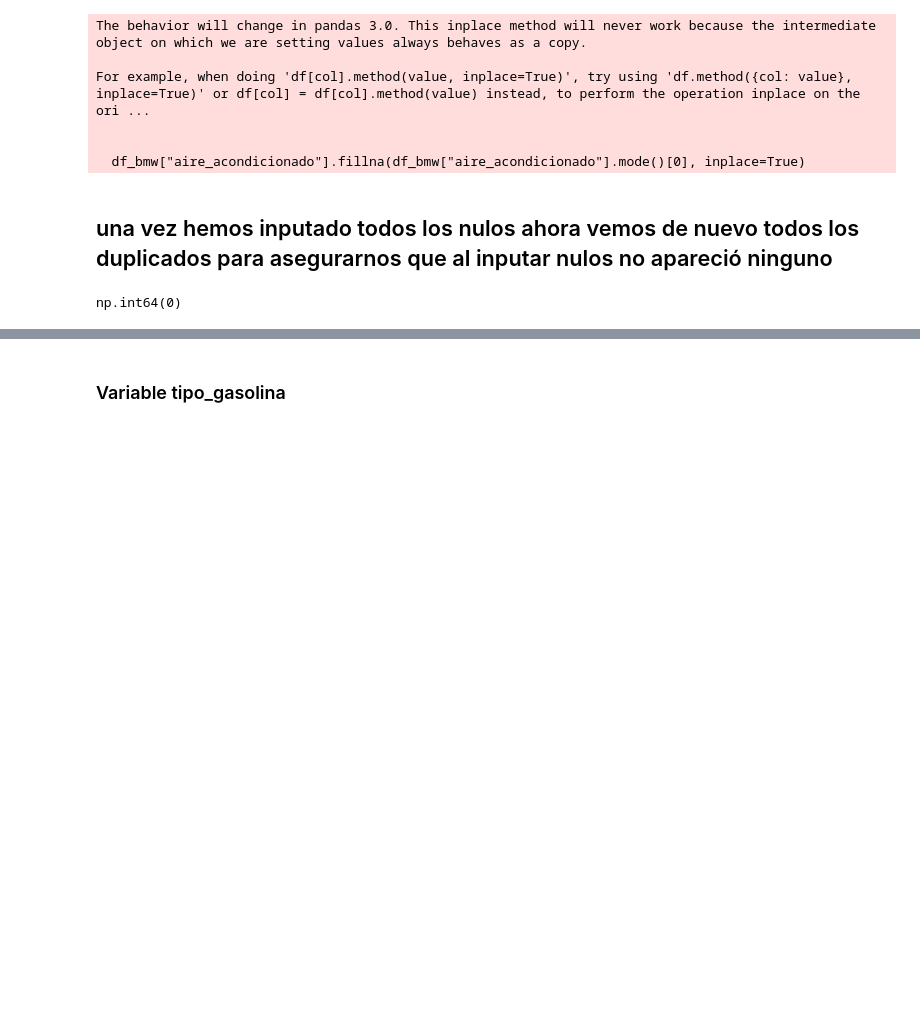
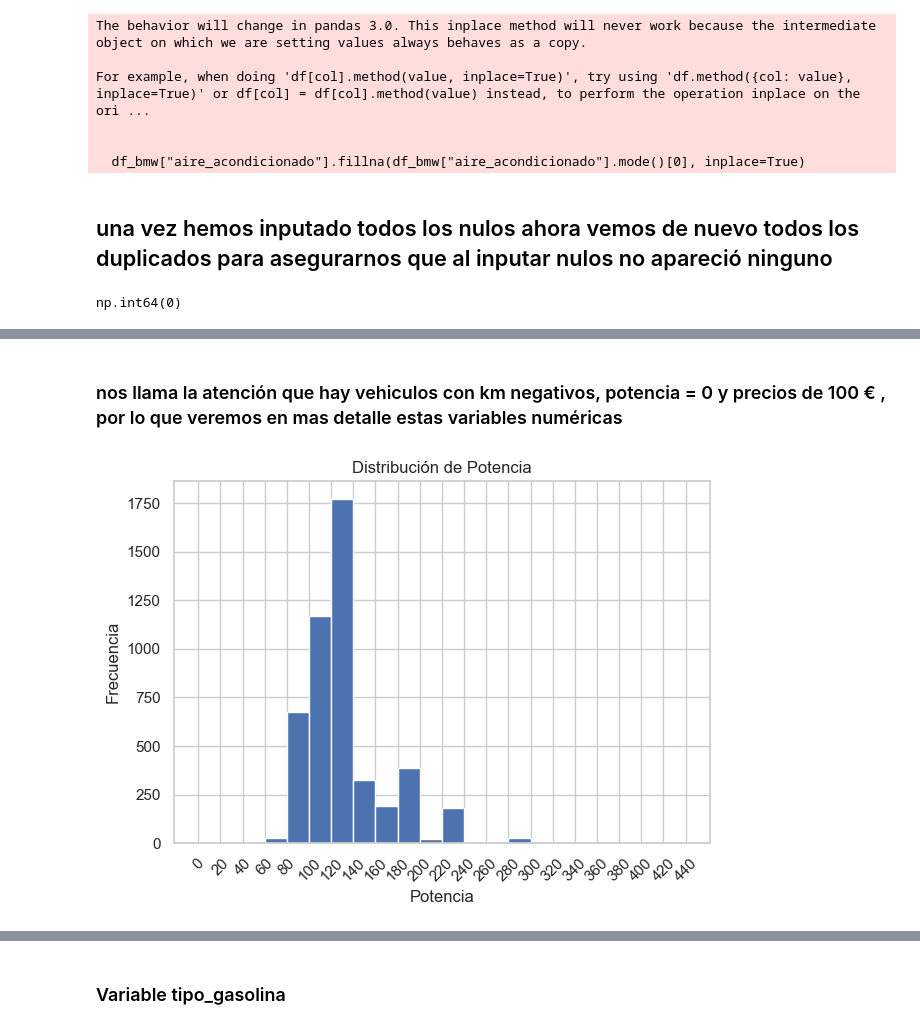
Before and after one commit to Unbiunio/Project-BMW, a Jupyter notebook: df_bmw.ipynb, the cells around one changed output, grey strips where cells are left out. Cells and saved outputs as stored; diff of their text form; code cells hidden in the pictures; blank space fills up the shorter version.

Commit message:
casteando variables

```diff
--- a/df_bmw.ipynb
+++ b/df_bmw.ipynb
@@ -523,0 +442,2 @@ df_bmw5.drop(df_bmw5[df_bmw5['potencia']==0].index, inplace=True)
+# %%
+df_bmw["modelo"] = df_bmw["modelo"].astype(str)
@@ -523,0 +458,17 @@ df_bmw5.drop(df_bmw5[df_bmw5['potencia']==0].index, inplace=True)
+# %% [markdown]
+### nos llama la atención que hay vehiculos con km negativos, potencia = 0 y precios de 100 € , por lo que veremos en mas detalle estas variables numéricas
+# %%
+# Crear el histograma con los intervalos de 20
+plt.hist(df_bmw["potencia"], bins=np.arange(min(df_bmw["potencia"]), max(df_bmw["potencia"]) + 20, 20))
+
+# Ajustar las etiquetas del eje x para que vayan de 20 en 20 y rotarlas en diagonal
+plt.xticks(np.arange(min(df_bmw["potencia"]), max(df_bmw["potencia"]) + 20, 20), rotation=45)
+
+# Añadir etiquetas y mostrar el gráfico
+plt.xlabel('Potencia')
+plt.ylabel('Frecuencia')
+plt.title('Distribución de Potencia')
+plt.tight_layout()  # Ajusta el diseño para que las etiquetas no se corten
+plt.show()
+# %% [output]
+[figure, added]
```
Also changed, not shown: parts of 45 cells of this notebook.
